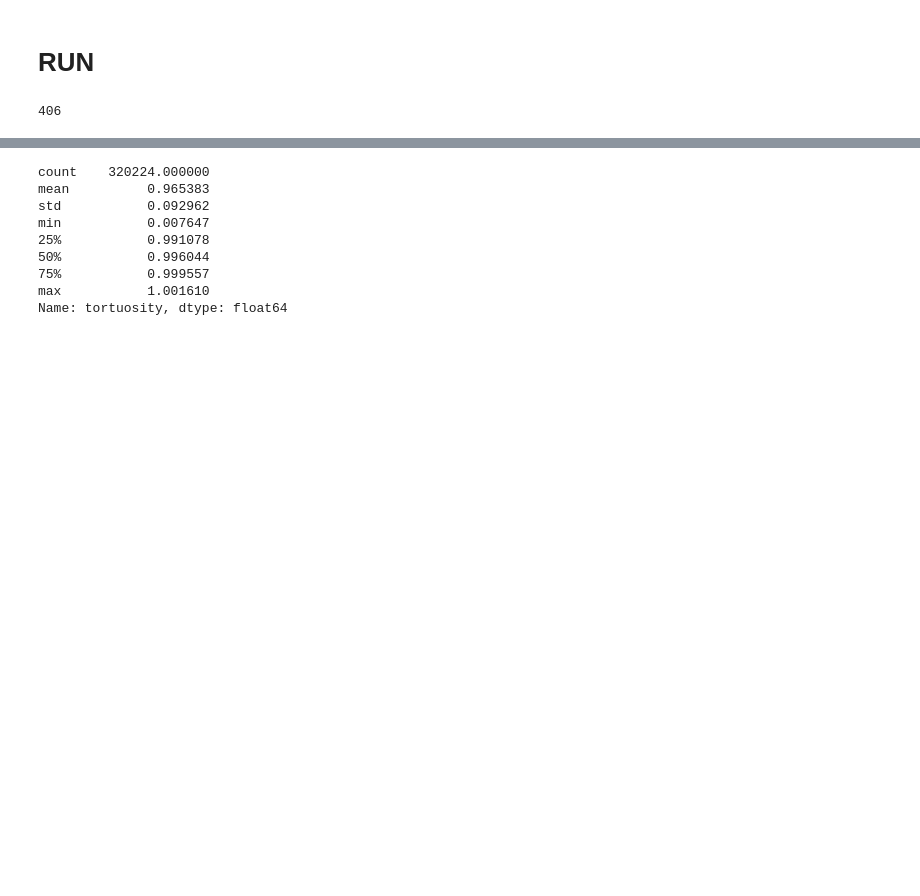
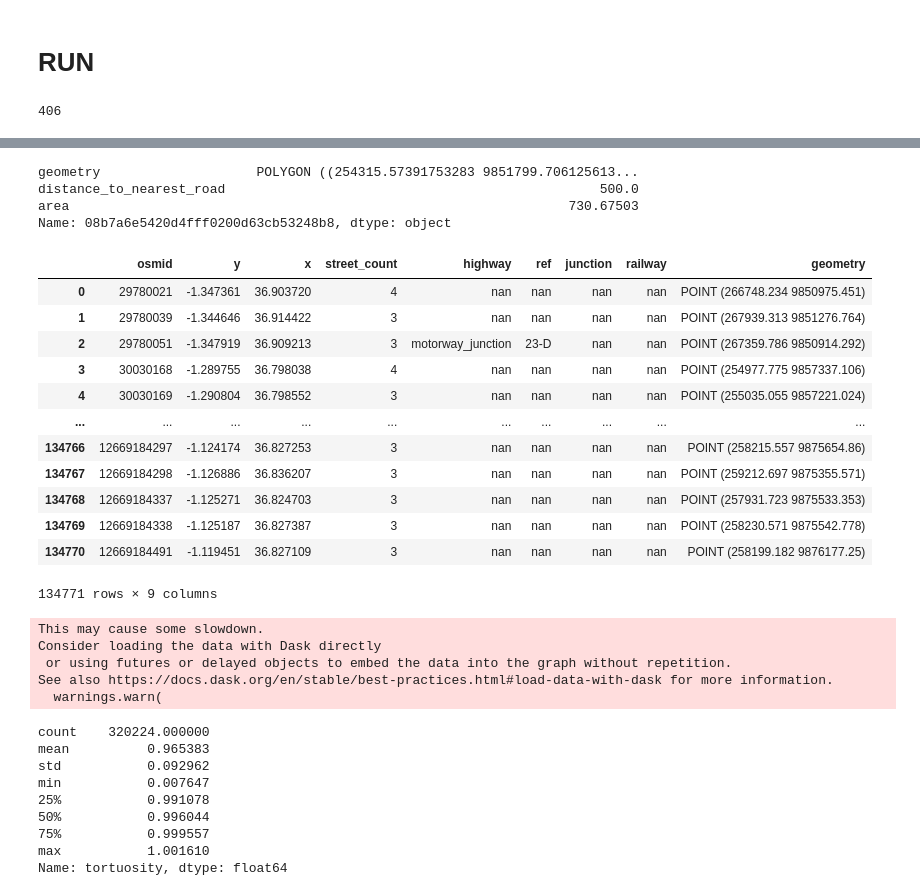
Before and after one commit to sarangof/identifyingLandSubdivisions, a Jupyter notebook: roads_intersections_groupby.ipynb, the cells around one changed output, grey strips where cells are left out. Cells and saved outputs as stored; diff of their text form; code cells hidden in the pictures; blank space fills up the shorter version.

```diff
--- a/roads_intersections_groupby.ipynb
+++ b/roads_intersections_groupby.ipynb
@@ -444,0 +368,31 @@ average_angle_between_roads = joined_intersection_angles_grid.groupby('index_rig
+# %%
+buildings_df.loc['08b7a6e5420d4fff0200d63cb53248b8'] #.iloc['[08b7a6e551b4afff0200fa995601dbb9]']
+# %% [output]
+geometry                    POLYGON ((254315.57391753283 9851799.706125613...
+distance_to_nearest_road                                                500.0
+area                                                                730.67503
+Name: 08b7a6e5420d4fff0200d63cb53248b8, dtype: object
+# %%
+intersections
+# %% [output]
+|  | osmid | y | x | street_count | highway | ref | junction | railway | geometry |
+| 0 | 29780021 | -1.347361 | 36.903720 | 4 | nan | nan | nan | nan | POINT (266748.234 9850975.451) |
+| 1 | 29780039 | -1.344646 | 36.914422 | 3 | nan | nan | nan | nan | POINT (267939.313 9851276.764) |
+| 2 | 29780051 | -1.347919 | 36.909213 | 3 | motorway_junction | 23-D | nan | nan | POINT (267359.786 9850914.292) |
+| 3 | 30030168 | -1.289755 | 36.798038 | 4 | nan | nan | nan | nan | POINT (254977.775 9857337.106) |
+| 4 | 30030169 | -1.290804 | 36.798552 | 3 | nan | nan | nan | nan | POINT (255035.055 9857221.024) |
+| ... | ... | ... | ... | ... | ... | ... | ... | ... | ... |
+| 134766 | 12669184297 | -1.124174 | 36.827253 | 3 | nan | nan | nan | nan | POINT (258215.557 9875654.86) |
+| 134767 | 12669184298 | -1.126886 | 36.836207 | 3 | nan | nan | nan | nan | POINT (259212.697 9875355.571) |
+| 134768 | 12669184337 | -1.125271 | 36.824703 | 3 | nan | nan | nan | nan | POINT (257931.723 9875533.353) |
+| 134769 | 12669184338 | -1.125187 | 36.827387 | 3 | nan | nan | nan | nan | POINT (258230.571 9875542.778) |
+| 134770 | 12669184491 | -1.119451 | 36.827109 | 3 | nan | nan | nan | nan | POINT (258199.182 9876177.25) |
+134771 rows × 9 columns
+# %%
+grid_df = grid.compute()
+# %% [output]
+This may cause some slowdown.
+Consider loading the data with Dask directly
+ or using futures or delayed objects to embed the data into the graph without repetition.
+See also https://docs.dask.org/en/stable/best-practices.html#load-data-with-dask for more information.
+  warnings.warn(
```
Also changed, not shown: parts of 11 cells of this notebook.
